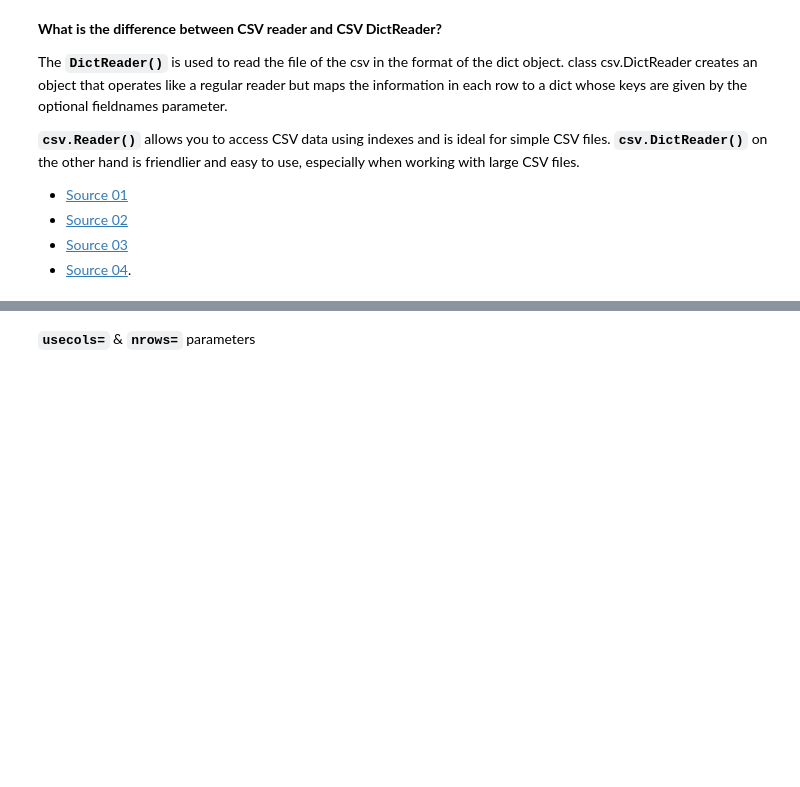
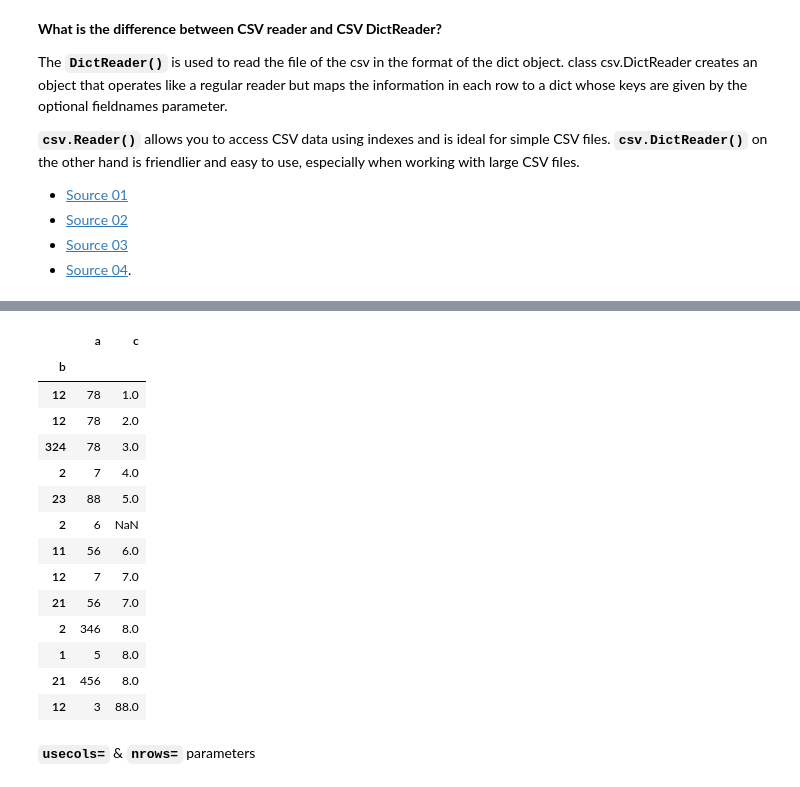
Before and after one commit to 4dsolutions/clarusway_data_analysis, a Jupyter notebook: DAwPy_S11_(RegEx, Data Input _Output)/DAwPy-S11-Part-02 (Data Input and Output).ipynb, the cells around one changed output, grey strips where cells are left out. Cells and saved outputs as stored; diff of their text form; code cells hidden in the pictures; blank space fills up the shorter version.

```diff
--- a/DAwPy_S11_(RegEx, Data Input _Output)/DAwPy-S11-Part-02 (Data Input and Output).ipynb
+++ b/DAwPy_S11_(RegEx, Data Input _Output)/DAwPy-S11-Part-02 (Data Input and Output).ipynb
@@ -124,5 +229,21 @@ pd.read_csv("ornekcsv.csv", sep=';')
 # %%
-pd.read_csv("ornekcsv.csv", sep=';', index_col=0)
+pd.read_csv("ornekcsv.csv", sep=';', index_col=1)
+# %% [output]
+|  | a | c |
+| b |  |  |
+| 12 | 78 | 1.0 |
+| 12 | 78 | 2.0 |
+| 324 | 78 | 3.0 |
+| 2 | 7 | 4.0 |
+| 23 | 88 | 5.0 |
+| 2 | 6 | NaN |
+| 11 | 56 | 6.0 |
+| 12 | 7 | 7.0 |
+| 21 | 56 | 7.0 |
+| 2 | 346 | 8.0 |
+| 1 | 5 | 8.0 |
+| 21 | 456 | 8.0 |
+| 12 | 3 | 88.0 |
 # %% [markdown]
 **``usecols=``** & **``nrows=``** parameters
 # %%
```
Also changed, not shown: parts of 49 cells of this notebook.
